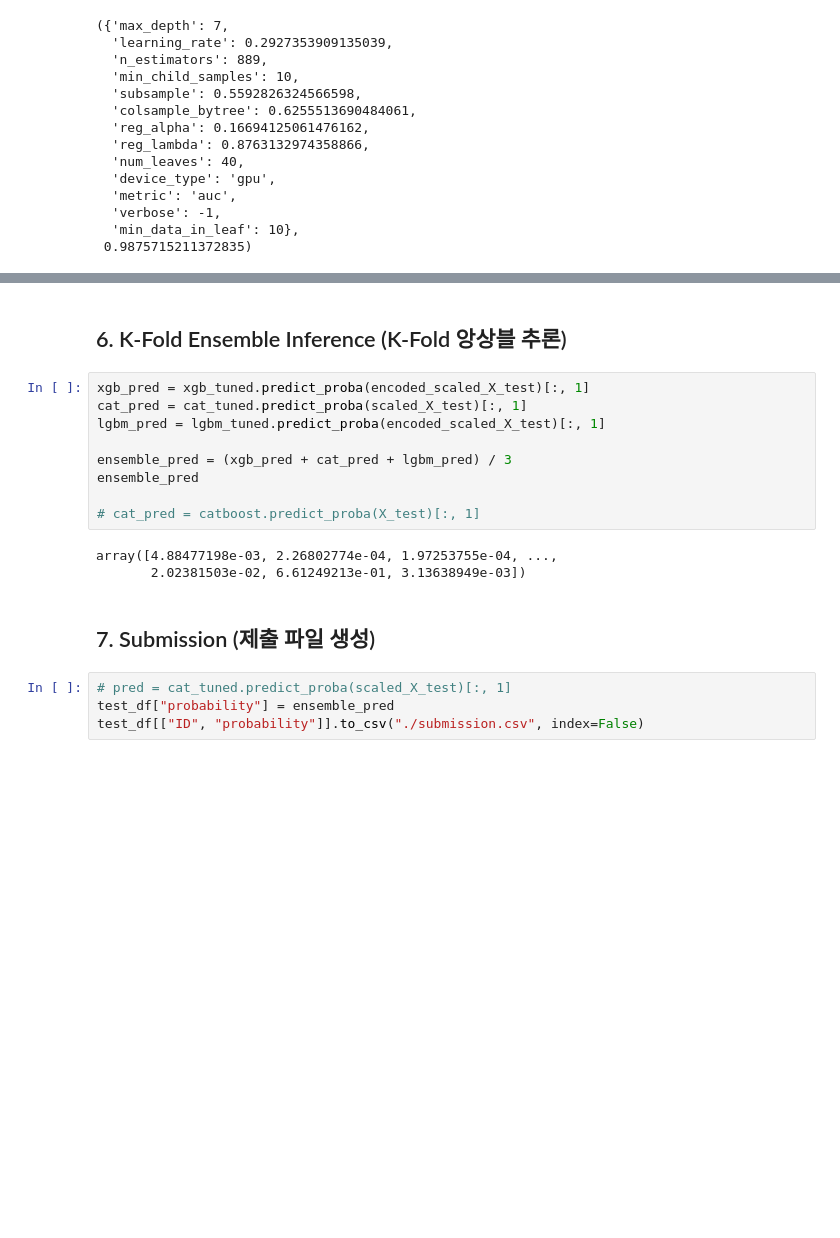
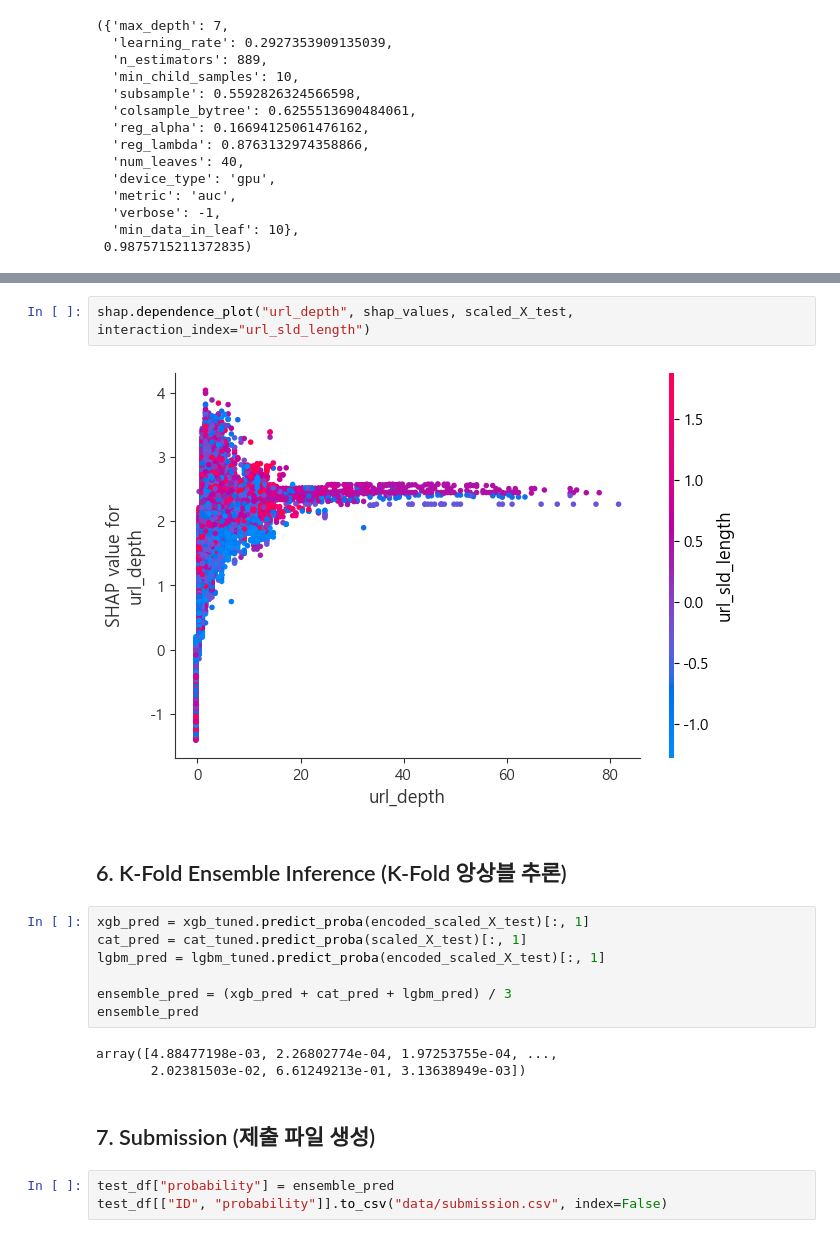
Before and after one commit to koeyhi/malicious_url, a Jupyter notebook: 악성 URL 탐지.ipynb, the cells around one changed output, grey strips where cells are left out. Cells and saved outputs as stored; diff of their text form; blank space fills up the shorter version.

```diff
--- a/악성 URL 탐지.ipynb
+++ b/악성 URL 탐지.ipynb
@@ -1378,3 +1297,7 @@ weighted avg       0.97      0.97      0.97   1748764
+# %%
+shap.dependence_plot("url_depth", shap_values, scaled_X_test, interaction_index="url_sld_length")
+# %% [output]
+[figure, added]
 # %% [markdown]
 ## 6. K-Fold Ensemble Inference (K-Fold 앙상블 추론)
 # %%
@@ -1384,14 +1307,11 @@ lgbm_pred = lgbm_tuned.predict_proba(encoded_scaled_X_test)[:, 1]
 
 ensemble_pred = (xgb_pred + cat_pred + lgbm_pred) / 3
 ensemble_pred
-
-# cat_pred = catboost.predict_proba(X_test)[:, 1]
 # %% [output]
 array([4.88477198e-03, 2.26802774e-04, 1.97253755e-04, ...,
        2.02381503e-02, 6.61249213e-01, 3.13638949e-03])
 # %% [markdown]
 ## 7. Submission (제출 파일 생성)
 # %%
-# pred = cat_tuned.predict_proba(scaled_X_test)[:, 1]
 test_df["probability"] = ensemble_pred
-test_df[["ID", "probability"]].to_csv("./submission.csv", index=False)
+test_df[["ID", "probability"]].to_csv("data/submission.csv", index=False)
```
Also changed, not shown: parts of 21 cells of this notebook.
